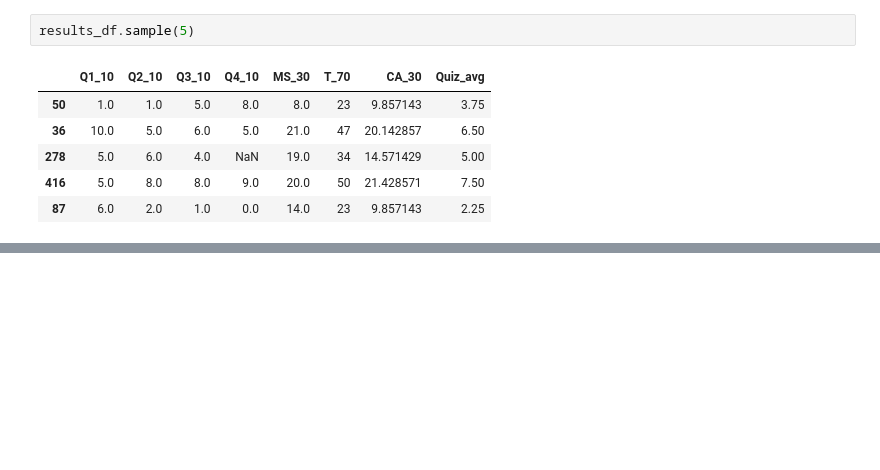
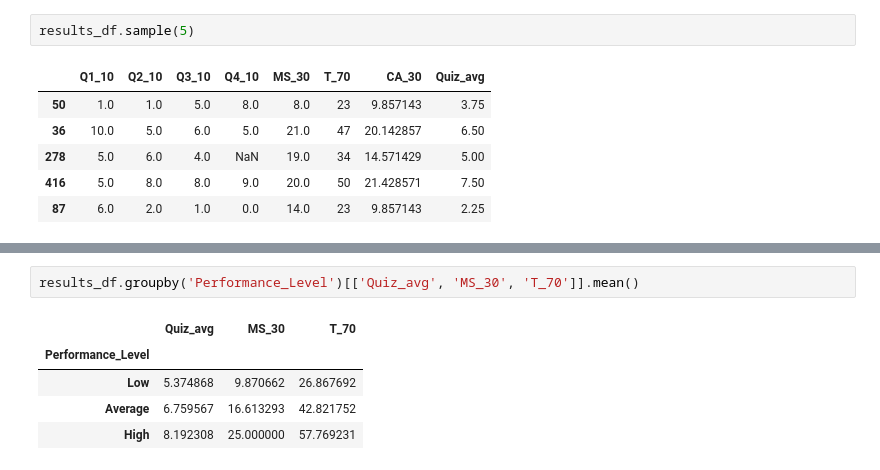
Before and after one commit to Mark-El-arch/Class_results_data-Analysis, a Jupyter notebook: math_results_analysis.ipynb, the cells around one changed output, grey strips where cells are left out. Drawn from its saved outputs; the diff is of its cells as text; blank space fills up the shorter version.

```diff
--- a/math_results_analysis.ipynb
+++ b/math_results_analysis.ipynb
@@ -209,0 +220,8 @@ results_df.sample(5)
+# %%
+results_df.groupby('Performance_Level')[['Quiz_avg', 'MS_30', 'T_70']].mean()
+# %% [output]
+|  | Quiz_avg | MS_30 | T_70 |
+| Performance_Level |  |  |  |
+| Low | 5.374868 | 9.870662 | 26.867692 |
+| Average | 6.759567 | 16.613293 | 42.821752 |
+| High | 8.192308 | 25.000000 | 57.769231 |
```
Also changed, not shown: parts of 2 cells of this notebook.
